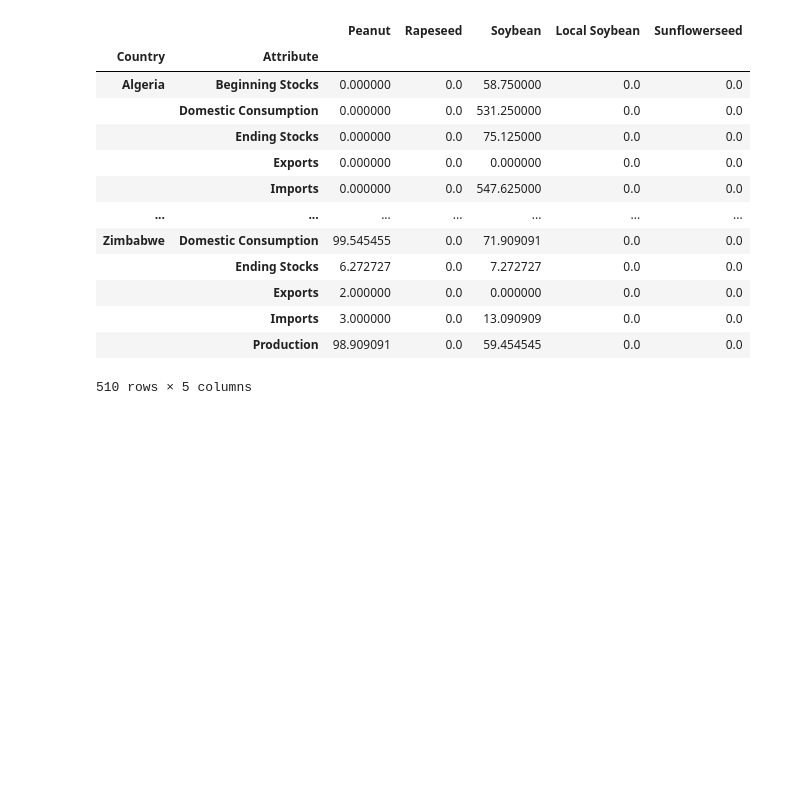
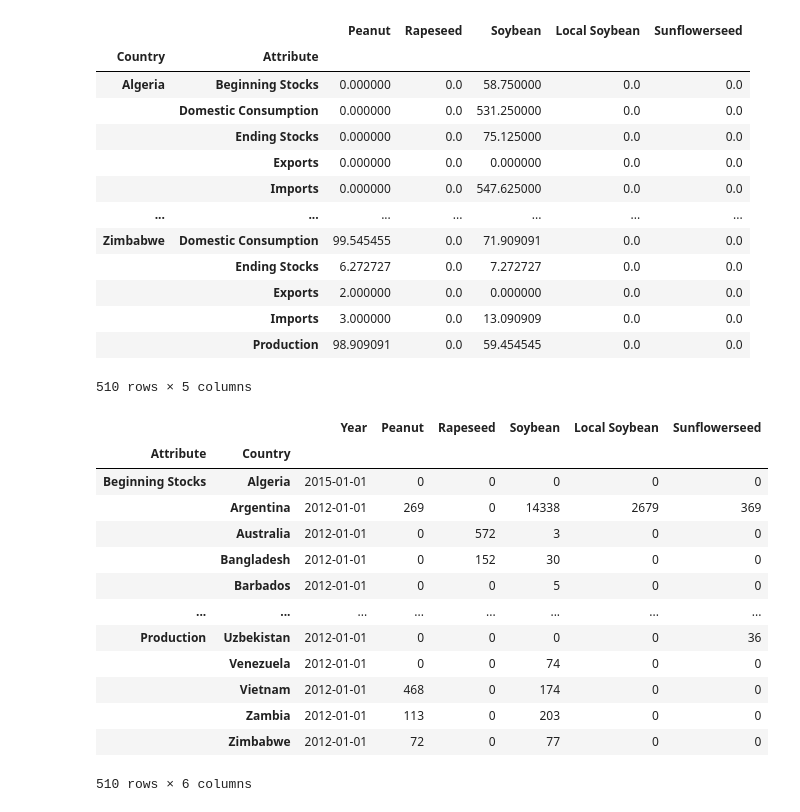
Before and after one commit to KenA99/USDA-Oilseeds, a Jupyter notebook: global_oilseed_project.ipynb, the cells around one changed output. Cells and saved outputs as stored; diff of their text form; code cells hidden in the pictures; blank space fills up the shorter version.

```diff
--- a/global_oilseed_project.ipynb
+++ b/global_oilseed_project.ipynb
@@ -182,3 +182,21 @@ country_df.mean()
 |  | Imports | 3.000000 | 0.0 | 13.090909 | 0.0 | 0.0 |
 |  | Production | 98.909091 | 0.0 | 59.454545 | 0.0 | 0.0 |
 510 rows × 5 columns
+# %%
+attributes_df = country_df = df.groupby(by=["Attribute", "Country"])
+attributes_df.first()
+# %% [output]
+|  |  | Year | Peanut | Rapeseed | Soybean | Local Soybean | Sunflowerseed |
+| Attribute | Country |  |  |  |  |  |  |
+| Beginning Stocks | Algeria | 2015-01-01 | 0 | 0 | 0 | 0 | 0 |
+|  | Argentina | 2012-01-01 | 269 | 0 | 14338 | 2679 | 369 |
+|  | Australia | 2012-01-01 | 0 | 572 | 3 | 0 | 0 |
+|  | Bangladesh | 2012-01-01 | 0 | 152 | 30 | 0 | 0 |
+|  | Barbados | 2012-01-01 | 0 | 0 | 5 | 0 | 0 |
+| ... | ... | ... | ... | ... | ... | ... | ... |
+| Production | Uzbekistan | 2012-01-01 | 0 | 0 | 0 | 0 | 36 |
+|  | Venezuela | 2012-01-01 | 0 | 0 | 74 | 0 | 0 |
+|  | Vietnam | 2012-01-01 | 468 | 0 | 174 | 0 | 0 |
+|  | Zambia | 2012-01-01 | 113 | 0 | 203 | 0 | 0 |
+|  | Zimbabwe | 2012-01-01 | 72 | 0 | 77 | 0 | 0 |
+510 rows × 6 columns
```
Also changed, not shown: parts of 2 cells of this notebook.
